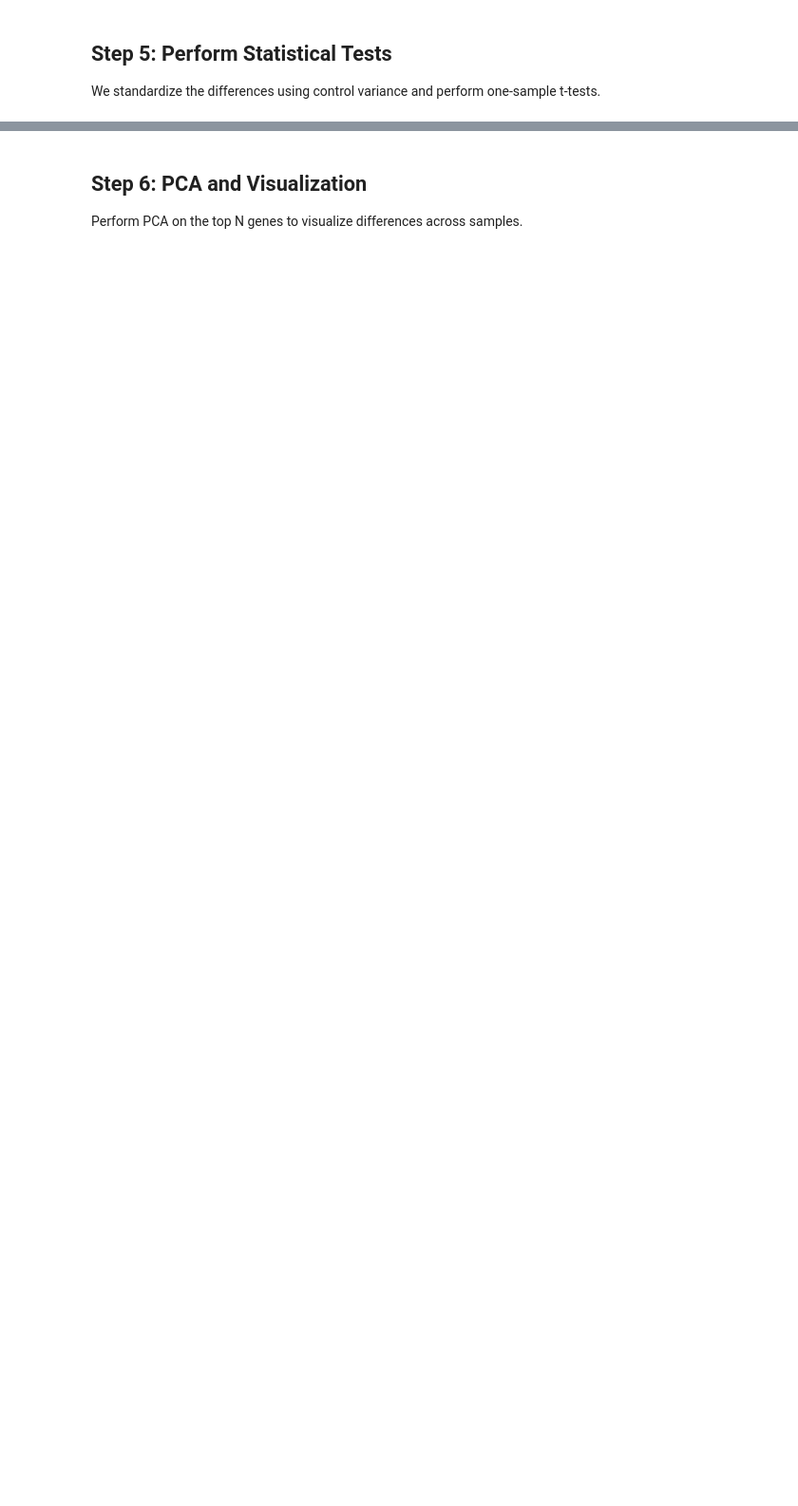
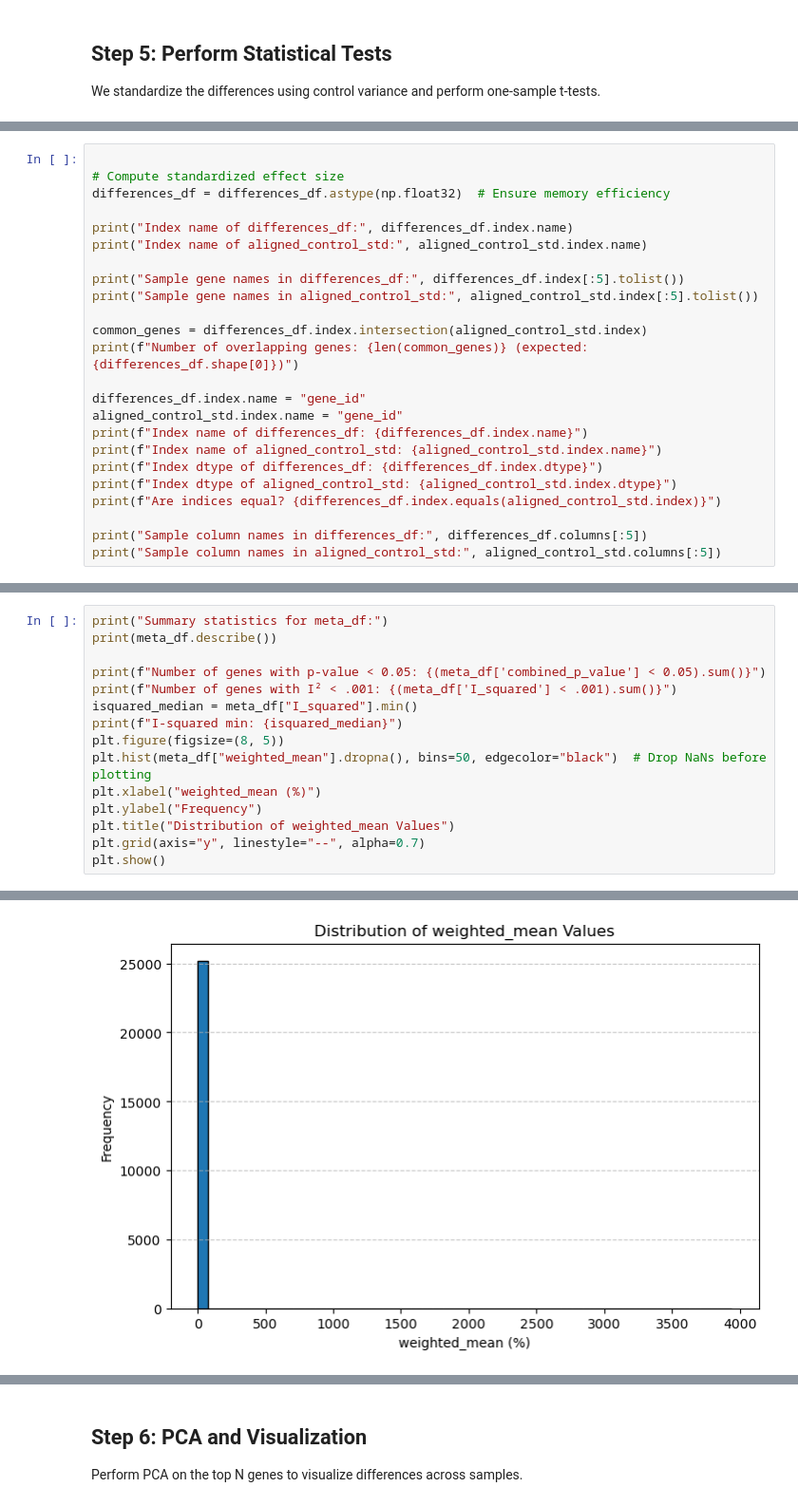
Before and after one commit to Resilience-Biomarkers-for-Aquaculture/Cvirg_Pmarinus_RNAseq, a Jupyter notebook: scripts/treatment_vs_control/treatment_vs_control_4th_try.ipynb, the cells around one changed output, grey strips where cells are left out. Shown: that part at 95% size. Saved outputs shown, nothing was run; the diff lists cells and outputs as text; blank space fills up the shorter version.

```diff
--- a/scripts/treatment_vs_control/treatment_vs_control_4th_try.ipynb
+++ b/scripts/treatment_vs_control/treatment_vs_control_4th_try.ipynb
@@ -132,0 +172,24 @@ top_genes = stats_df.nsmallest(TOP_N_GENES, 'adjusted_p_value').index
+# %%
+
+# Compute standardized effect size
+differences_df = differences_df.astype(np.float32)  # Ensure memory efficiency
+
+print("Index name of differences_df:", differences_df.index.name)
+print("Index name of aligned_control_std:", aligned_control_std.index.name)
+
+print("Sample gene names in differences_df:", differences_df.index[:5].tolist())
+print("Sample gene names in aligned_control_std:", aligned_control_std.index[:5].tolist())
+
+common_genes = differences_df.index.intersection(aligned_control_std.index)
+print(f"Number of overlapping genes: {len(common_genes)} (expected: {differences_df.shape[0]})")
+
+differences_df.index.name = "gene_id"
+aligned_control_std.index.name = "gene_id"
+print(f"Index name of differences_df: {differences_df.index.name}")
+print(f"Index name of aligned_control_std: {aligned_control_std.index.name}")
+print(f"Index dtype of differences_df: {differences_df.index.dtype}")
+print(f"Index dtype of aligned_control_std: {aligned_control_std.index.dtype}")
+print(f"Are indices equal? {differences_df.index.equals(aligned_control_std.index)}")
+
+print("Sample column names in differences_df:", differences_df.columns[:5])
+print("Sample column names in aligned_control_std:", aligned_control_std.columns[:5])
@@ -132,0 +349,16 @@ top_genes = stats_df.nsmallest(TOP_N_GENES, 'adjusted_p_value').index
+# %%
+print("Summary statistics for meta_df:")
+print(meta_df.describe())
+
+print(f"Number of genes with p-value < 0.05: {(meta_df['combined_p_value'] < 0.05).sum()}")
+print(f"Number of genes with I² < .001: {(meta_df['I_squared'] < .001).sum()}")
+isquared_median = meta_df["I_squared"].min()
+print(f"I-squared min: {isquared_median}")
+plt.figure(figsize=(8, 5))
+plt.hist(meta_df["weighted_mean"].dropna(), bins=50, edgecolor="black")  # Drop NaNs before plotting
+plt.xlabel("weighted_mean (%)")
+plt.ylabel("Frequency")
+plt.title("Distribution of weighted_mean Values")
+plt.grid(axis="y", linestyle="--", alpha=0.7)
+plt.show()
+# %% [output]
@@ -132,0 +378 @@ top_genes = stats_df.nsmallest(TOP_N_GENES, 'adjusted_p_value').index
+[figure, added]
```
Also changed, not shown: parts of 18 cells of this notebook.
